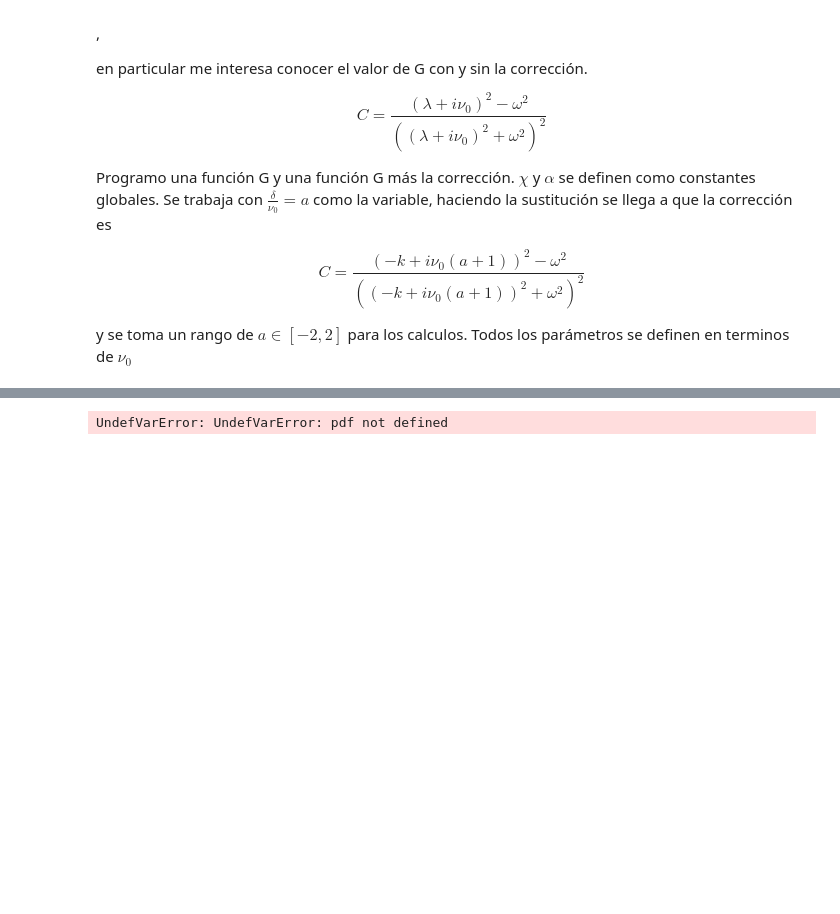
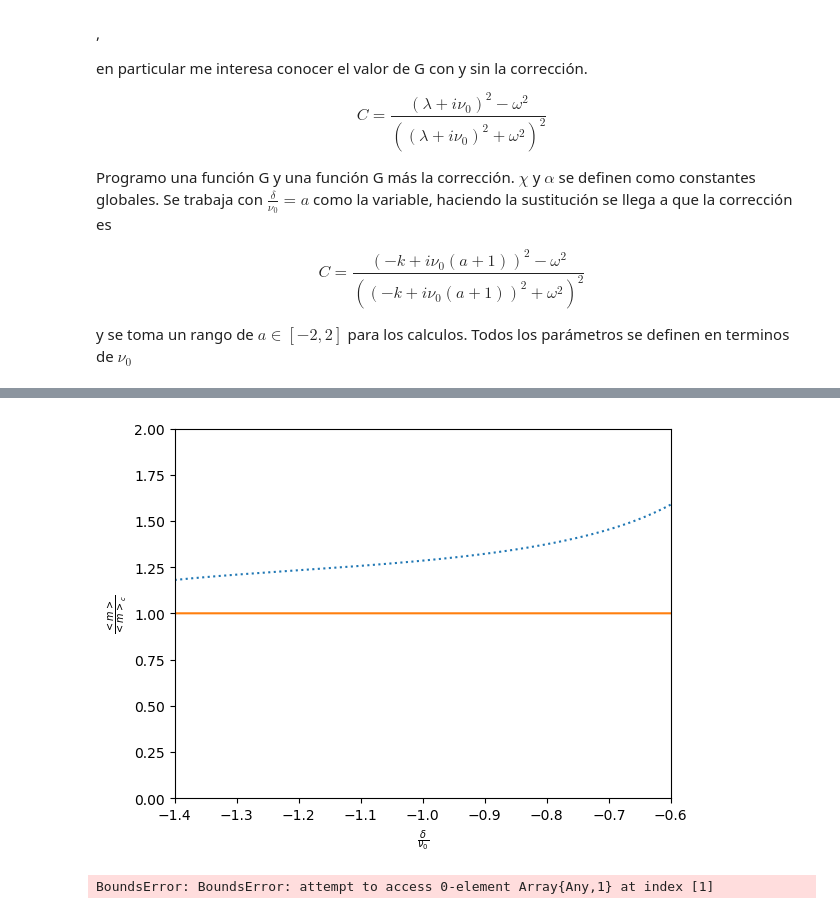
Before and after one commit to TigrisAltaica/PaperOptomechanicalCooling, a Jupyter notebook: Coeficientes A+ y A-.ipynb, the cells around one changed output, grey strips where cells are left out. Drawn from its saved outputs; the diff is of its cells as text; code cells hidden in the pictures; blank space fills up the shorter version.

```diff
--- a/Coeficientes A+ y A-.ipynb
+++ b/Coeficientes A+ y A-.ipynb
@@ -119,4 +82,24 @@ savefig("GraficaA-.pdf")
-# %%
-pdf(a,"GraficaTemp")
-# %% [output]
-UndefVarError: UndefVarError: pdf not defined
+# %%
+plot(x,temp./tempe,linestyle=":")
+plot(x,x.^0)
+xlim(-1.4,-.6)
+xlabel(L"\frac{\delta}{\nu_0}")
+ylim(0,2)
+ylabel(L"\frac{<m>}{<m>_c}")
+#title("Ratio of uncorrected and corrected final temperatures")
+savefig("TempPropGorden1.pdf")
+# %% [output]
+[figure, added]
+# %%
+for j=0:1:0
+    plot(x,asdf[j+1],label=latexstring("\\epsilon =$(j*scale/10) \\nu_0"))
+end
+
+xlim(-1.5,-.75)
+ylim(0.05,0.1)
+title("Final temperature ")
+ylabel("Final Temperature")
+xlabel(L"\delta/\nu_0")
+legend(loc="upper right")
+# %% [output]
+BoundsError: BoundsError: attempt to access 0-element Array{Any,1} at index [1]
```
Also changed, not shown: parts of 19 cells of this notebook, 5 other files.
